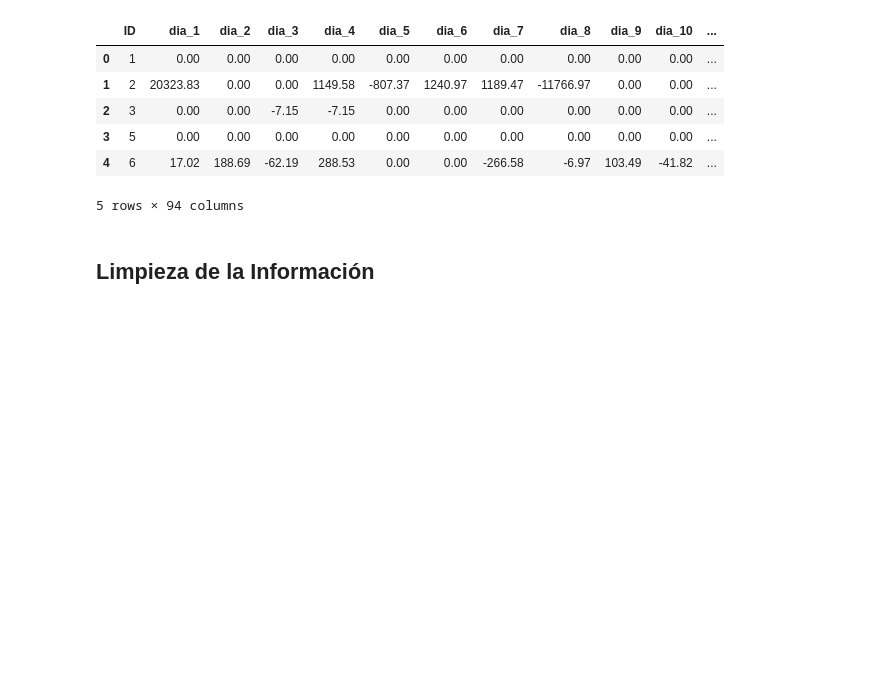
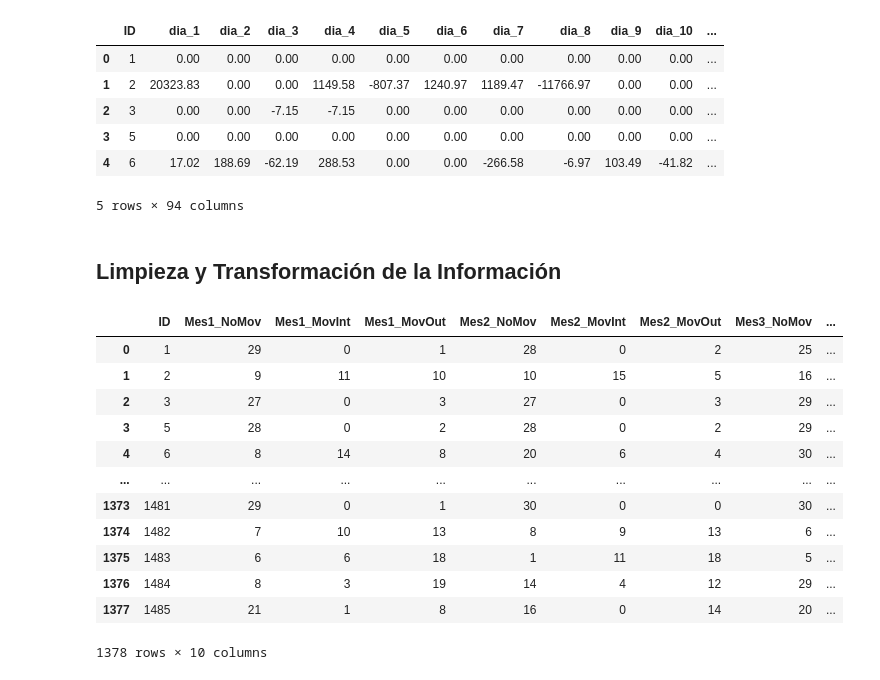
Before and after one commit to statscol/icesi_faii_final, a Jupyter notebook: fundamentos_analiticaII_final.ipynb, the cells around one changed output. Cells and saved outputs as stored; diff of their text form; code cells hidden in the pictures; blank space fills up the shorter version.

```diff
--- a/fundamentos_analiticaII_final.ipynb
+++ b/fundamentos_analiticaII_final.ipynb
@@ -39,4 +42,4 @@ datos.head()
 | 4 | 6 | 17.02 | 188.69 | -62.19 | 288.53 | 0.00 | 0.00 | -266.58 | -6.97 | 103.49 | -41.82 | ... |
 5 rows × 94 columns
 # %% [markdown]
-## Limpieza de la Información
+## Limpieza y Transformación de la Información
@@ -45,0 +48,57 @@ datos['fecha']=pd.to_datetime(datos.fecha)
+# %%
+#cambiar a tipo fecha
+datos['fecha']=pd.to_datetime(datos.fecha)
+
+###creacion de variables
+datos['TotalMovMes1']=datos.iloc[:,1:31].sum(axis=1)
+datos['TotalMovMes2']=datos.iloc[:,31:61].sum(axis=1)
+datos['TotalMovMes3']=datos.iloc[:,61:91].sum(axis=1)
+
+def dicotomizacion(x):
+  if x>0:
+    return(1)
+  elif(x<0):
+    return(-1)
+  else:
+    return(0)
+
+
+VarsMovs=pd.DataFrame(datos.iloc[:,0:90].apply(lambda x:[dicotomizacion(a) for a in x],axis=0))
+VarsMovs.columns=['Dico'+'_' + s1 for s1 in VarsMovs.columns]
+VarsMovs.head()
+
+
+VarsMovs['Mes1_NoMov']=(VarsMovs.iloc[:,0:30]==0).astype(int).sum(axis=1)
+VarsMovs['Mes1_MovInt']=(VarsMovs.iloc[:,0:30]==1).astype(int).sum(axis=1)
+VarsMovs['Mes1_MovOut']=(VarsMovs.iloc[:,0:30]==-1).astype(int).sum(axis=1)
+
+VarsMovs['Mes2_NoMov']=(VarsMovs.iloc[:,30:60]==0).astype(int).sum(axis=1)
+VarsMovs['Mes2_MovInt']=(VarsMovs.iloc[:,30:60]==1).astype(int).sum(axis=1)
+VarsMovs['Mes2_MovOut']=(VarsMovs.iloc[:,30:60]==-1).astype(int).sum(axis=1)
+
+VarsMovs['Mes3_NoMov']=(VarsMovs.iloc[:,60:90]==0).astype(int).sum(axis=1)
+VarsMovs['Mes3_MovInt']=(VarsMovs.iloc[:,60:90]==1).astype(int).sum(axis=1)
+VarsMovs['Mes3_MovOut']=(VarsMovs.iloc[:,60:90]==-1).astype(int).sum(axis=1)
+# %%
+VarsMovs=VarsMovs.reset_index()
+datos=datos.reset_index()
+
+VarsFinal=VarsMovs.loc[:,['ID','Mes1_NoMov','Mes1_MovInt','Mes1_MovOut',
+                'Mes2_NoMov','Mes2_MovInt','Mes2_MovOut',
+                'Mes3_NoMov','Mes3_MovInt','Mes3_MovOut']]
+
+VarsFinal
+# %% [output]
+|  | ID | Mes1_NoMov | Mes1_MovInt | Mes1_MovOut | Mes2_NoMov | Mes2_MovInt | Mes2_MovOut | Mes3_NoMov | ... |
+| 0 | 1 | 29 | 0 | 1 | 28 | 0 | 2 | 25 | ... |
+| 1 | 2 | 9 | 11 | 10 | 10 | 15 | 5 | 16 | ... |
+| 2 | 3 | 27 | 0 | 3 | 27 | 0 | 3 | 29 | ... |
+| 3 | 5 | 28 | 0 | 2 | 28 | 0 | 2 | 29 | ... |
+| 4 | 6 | 8 | 14 | 8 | 20 | 6 | 4 | 30 | ... |
+| ... | ... | ... | ... | ... | ... | ... | ... | ... | ... |
+| 1373 | 1481 | 29 | 0 | 1 | 30 | 0 | 0 | 30 | ... |
+| 1374 | 1482 | 7 | 10 | 13 | 8 | 9 | 13 | 6 | ... |
+| 1375 | 1483 | 6 | 6 | 18 | 1 | 11 | 18 | 5 | ... |
+| 1376 | 1484 | 8 | 3 | 19 | 14 | 4 | 12 | 29 | ... |
+| 1377 | 1485 | 21 | 1 | 8 | 16 | 0 | 14 | 20 | ... |
+1378 rows × 10 columns
```
Also changed, not shown: parts of 16 cells of this notebook.
